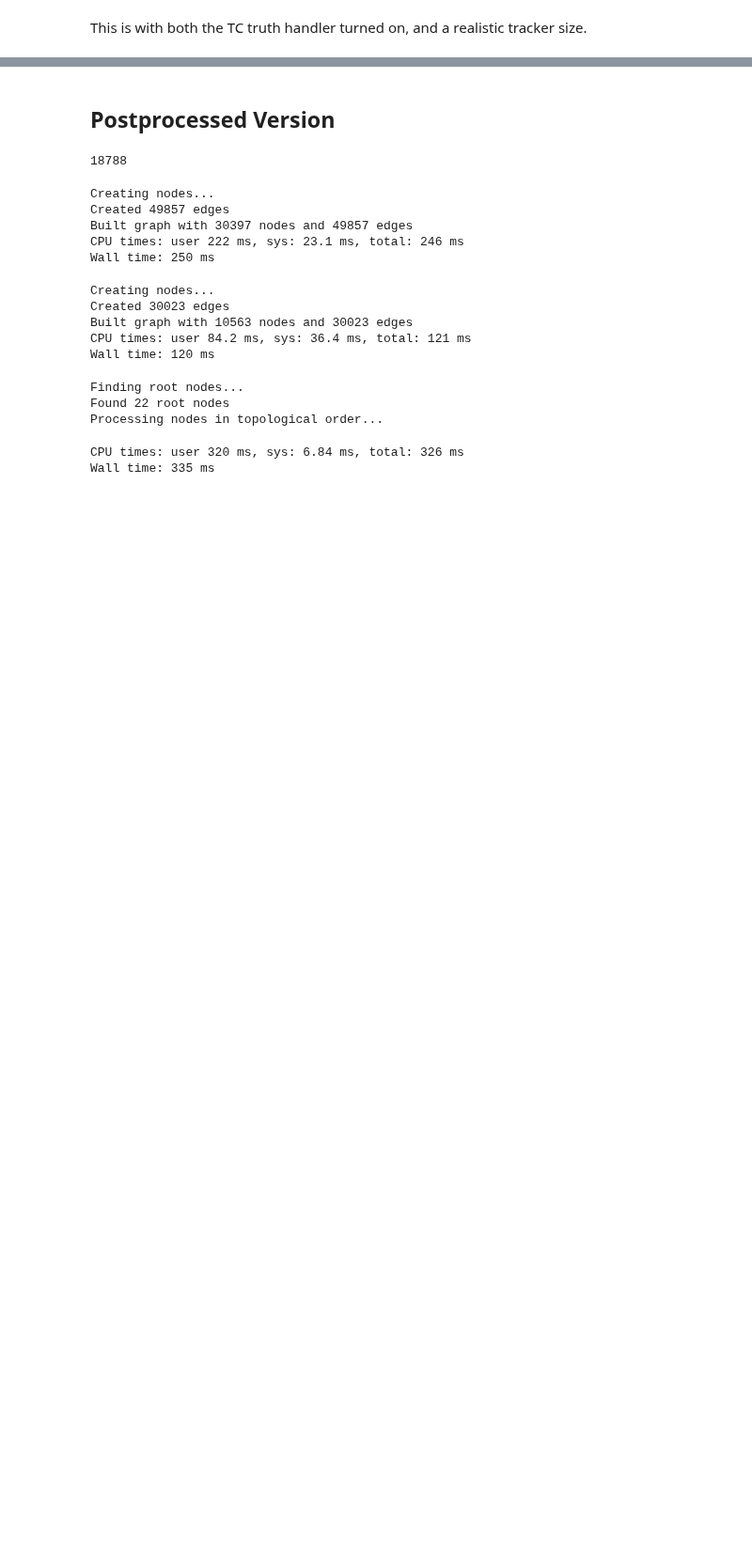
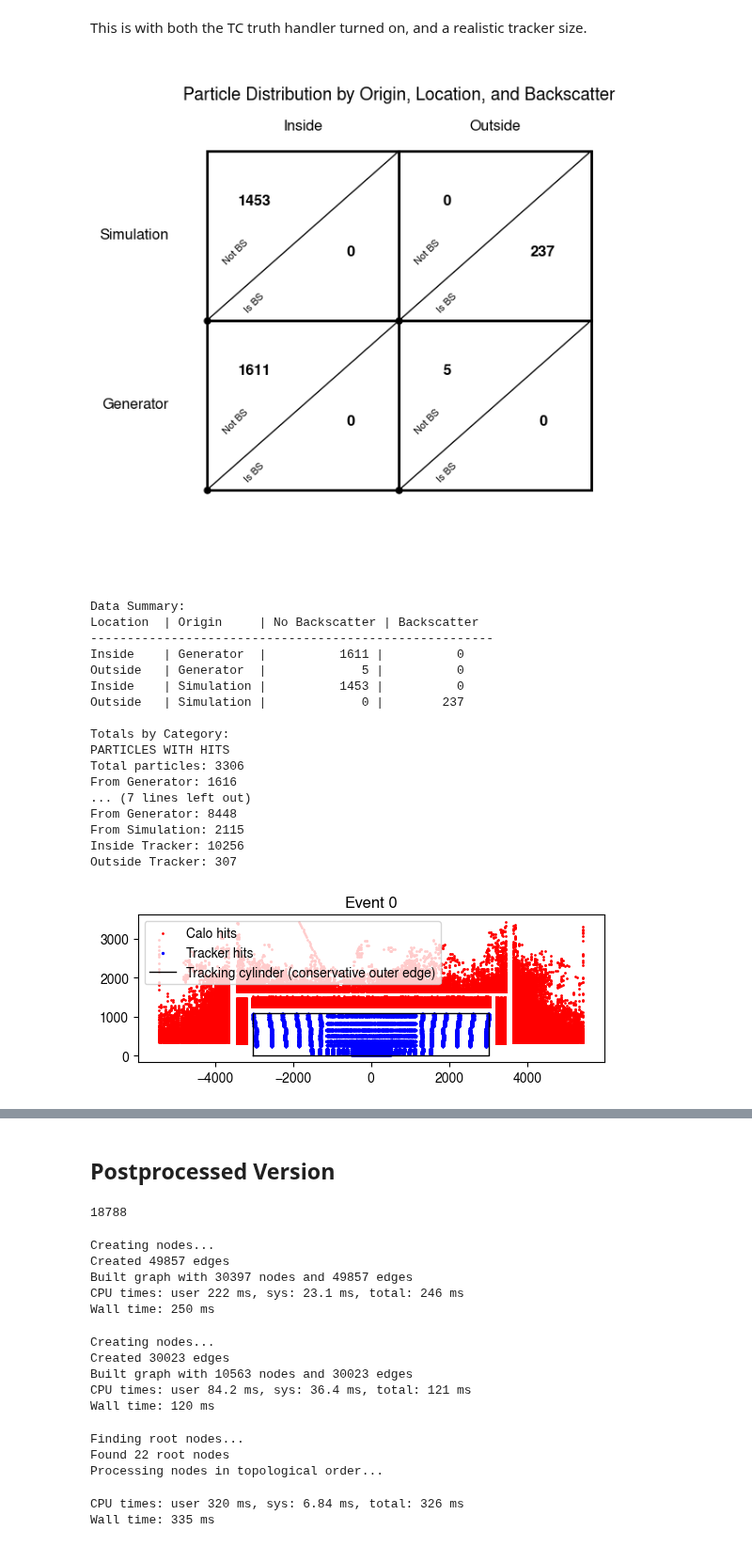
Before and after one commit to OpenDataDetector/ColliderML-Production, a Jupyter notebook: notebooks/physics/17_DM_custom_truth_handler_parity.ipynb, the cells around one changed output, grey strips where cells are left out. Shown at 94% size. Cells and saved outputs as stored; diff of their text form; code cells hidden in the pictures; blank space fills up the shorter version.

```diff
--- a/notebooks/physics/17_DM_custom_truth_handler_parity.ipynb
+++ b/notebooks/physics/17_DM_custom_truth_handler_parity.ipynb
@@ -76,2 +53,25 @@ Backscatter: 0
 # %% [markdown]
 This is with both the TC truth handler turned on, and a realistic tracker size.
+# %%
+edm4hep_file = f"{base_dir}/medium_threshold_realistic_tracker/edm4hep.root"
+event = event_diagnostics(edm4hep_file, event_num=event_num, label="Medium threshold realistic tracker", detector_params=detector_params)
+# %% [output]
+[figure, added]
+Data Summary:
+Location  | Origin     | No Backscatter | Backscatter
+-------------------------------------------------------
+Inside    | Generator  |          1611 |          0
+Outside   | Generator  |             5 |          0
+Inside    | Simulation |          1453 |          0
+Outside   | Simulation |             0 |        237
+
+Totals by Category:
+PARTICLES WITH HITS
+Total particles: 3306
+From Generator: 1616
+... (7 lines left out)
+From Generator: 8448
+From Simulation: 2115
+Inside Tracker: 10256
+Outside Tracker: 307
+[figure, added]
```
Also changed, not shown: parts of 3 cells of this notebook, 16 other files.
